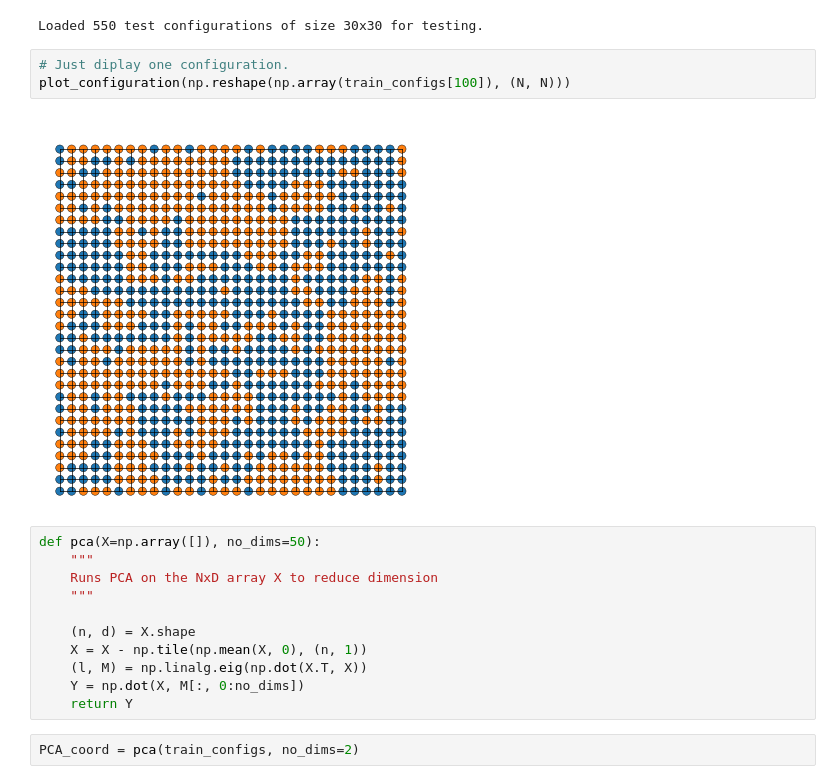
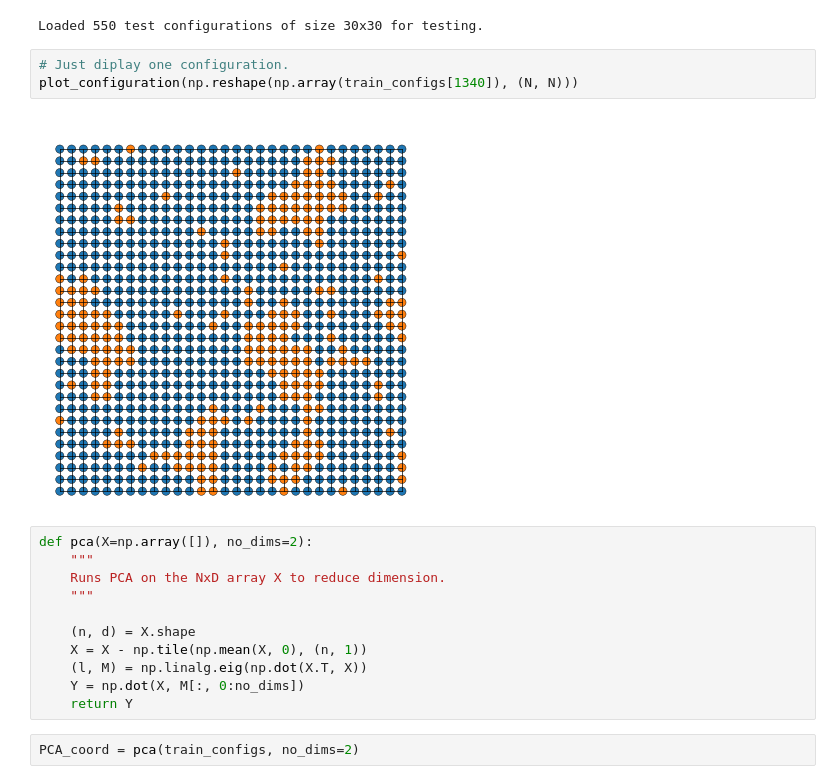
Before and after one commit to LucaPapariello/learning_spin_models, a Jupyter notebook: Ising/Ising.ipynb, the cells around one changed output. Saved outputs shown, nothing was run; the diff lists cells and outputs as text.

```diff
--- a/Ising/Ising.ipynb
+++ b/Ising/Ising.ipynb
@@ -85,13 +85,13 @@ print("Loaded %i test configurations of size %ix%i for testing."%(len(test_confi
 Loaded 550 test configurations of size 30x30 for testing.
 # %%
 # Just diplay one configuration.
-plot_configuration(np.reshape(np.array(train_configs[100]), (N, N)))
+plot_configuration(np.reshape(np.array(train_configs[1340]), (N, N)))
 # %% [output]
-[figure, old version]
+[figure, new version]
 # %%
-def pca(X=np.array([]), no_dims=50):
+def pca(X=np.array([]), no_dims=2):
     """
-    Runs PCA on the NxD array X to reduce dimension
+    Runs PCA on the NxD array X to reduce dimension.
     """
 
     (n, d) = X.shape
```
Also changed, not shown: parts of 14 cells of this notebook, 2 other files.
